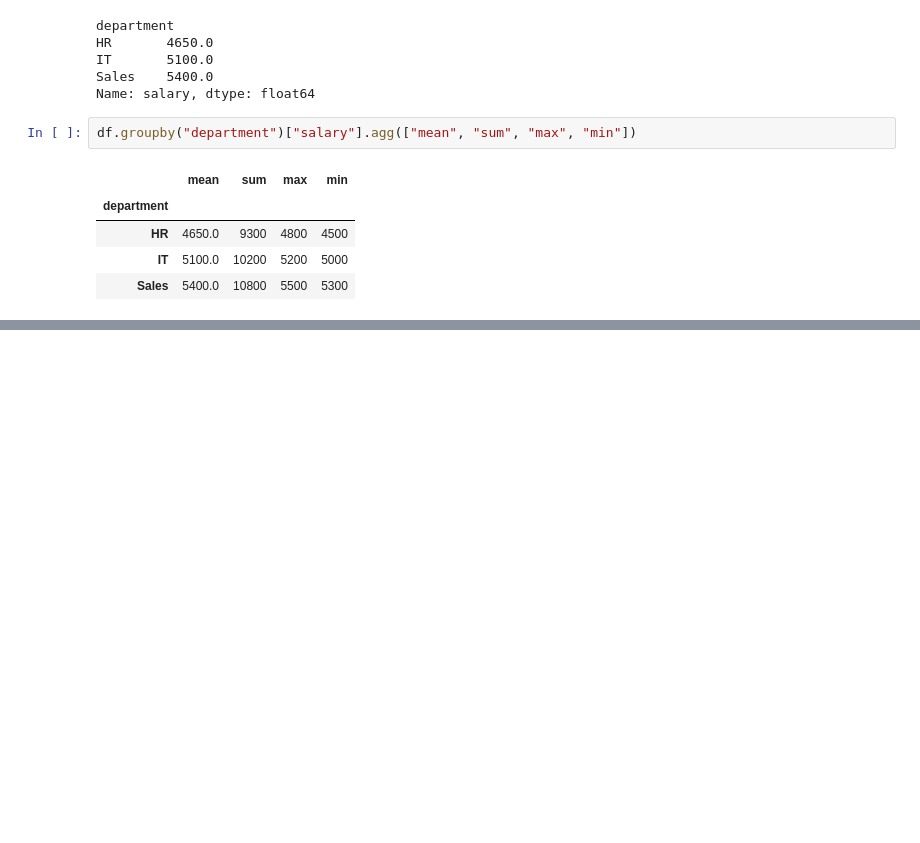
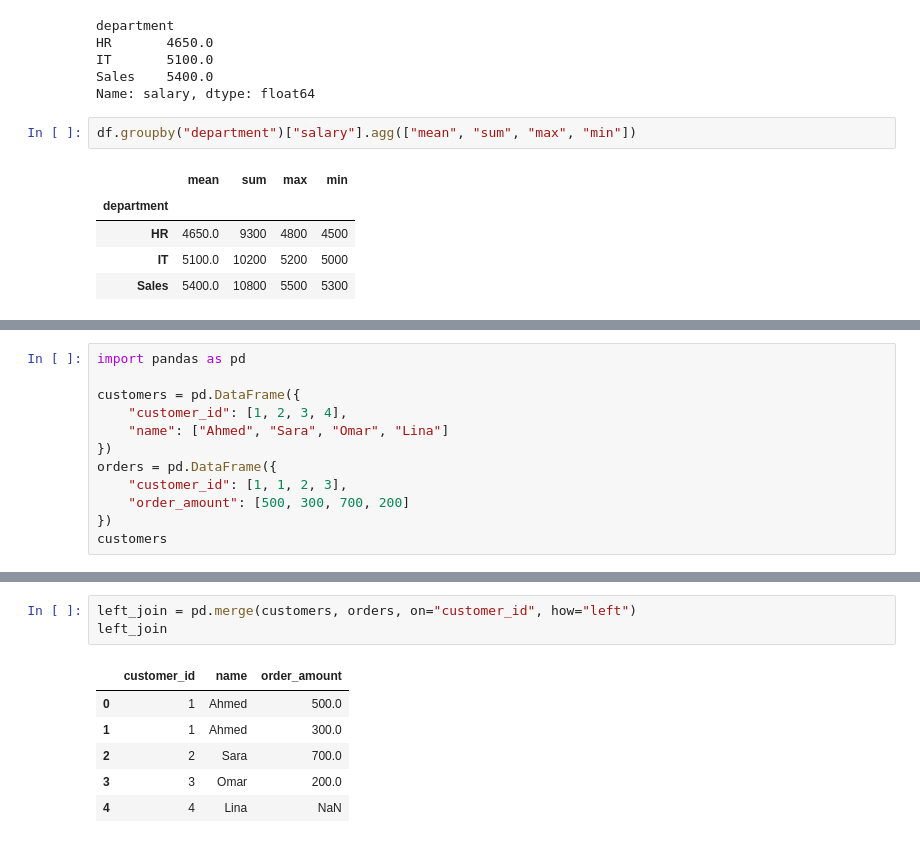
Before and after one commit to hady872/AI_Learning_Journey, a Jupyter notebook: pandas_course/pandas_ai.ipynb, the cells around one changed output, grey strips where cells are left out. Drawn from its saved outputs; the diff is of its cells as text; blank space fills up the shorter version.

Commit message:
Day 12: merge & join

```diff
--- a/pandas_course/pandas_ai.ipynb
+++ b/pandas_course/pandas_ai.ipynb
@@ -377,0 +380,12 @@ df.groupby("department")["salary"].agg(["mean", "sum", "max", "min"])
+# %%
+import pandas as pd
+
+customers = pd.DataFrame({
+    "customer_id": [1, 2, 3, 4],
+    "name": ["Ahmed", "Sara", "Omar", "Lina"]
+})
+orders = pd.DataFrame({
+    "customer_id": [1, 1, 2, 3],
+    "order_amount": [500, 300, 700, 200]
+})
+customers
@@ -377,0 +415,10 @@ df.groupby("department")["salary"].agg(["mean", "sum", "max", "min"])
+# %%
+left_join = pd.merge(customers, orders, on="customer_id", how="left")
+left_join
+# %% [output]
+|  | customer_id | name | order_amount |
+| 0 | 1 | Ahmed | 500.0 |
+| 1 | 1 | Ahmed | 300.0 |
+| 2 | 2 | Sara | 700.0 |
+| 3 | 3 | Omar | 200.0 |
+| 4 | 4 | Lina | NaN |
```
Also changed, not shown: parts of 7 cells of this notebook, 1 other file.
